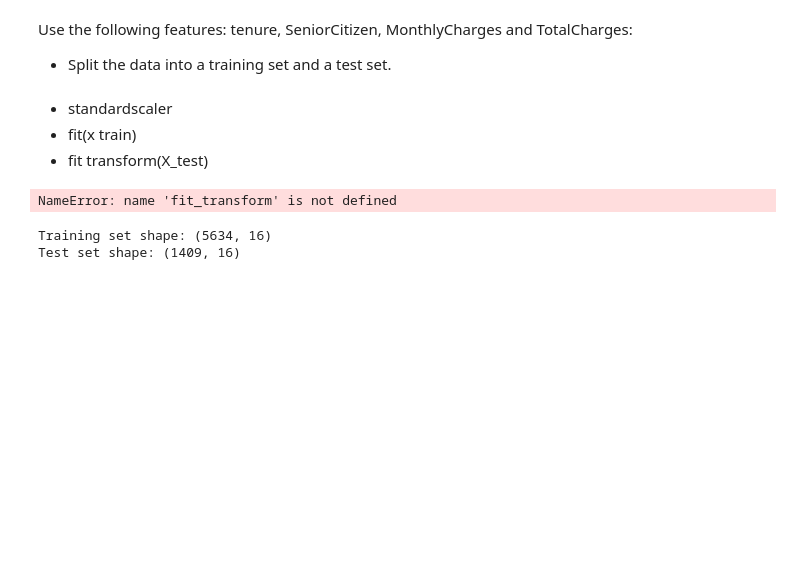
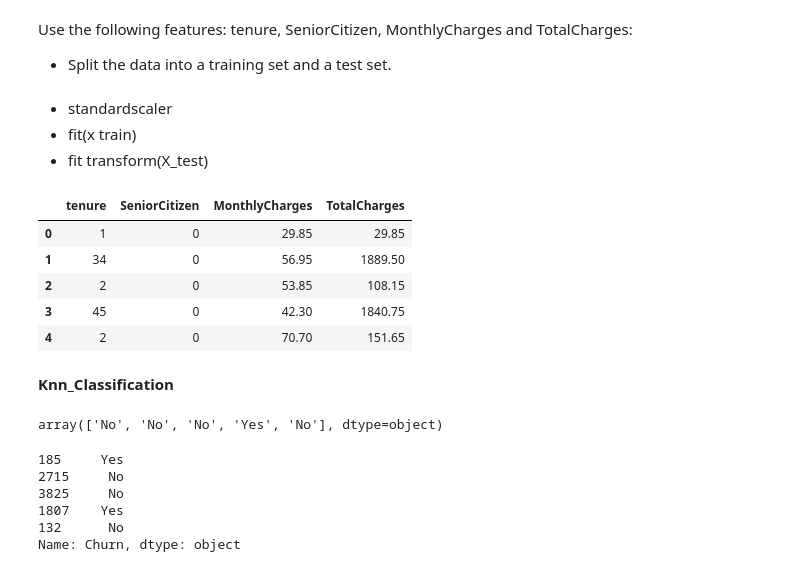
Before and after one commit to DGU94/Ironhack_Davidguillet_Lab, a Jupyter notebook: Week 7/Lab_Classification_Handling_Logistic_Regression_Imbalanced_data.ipynb, the cells around one changed output. Drawn from its saved outputs; the diff is of its cells as text; code cells hidden in the pictures; blank space fills up the shorter version.

```diff
--- a/Week 7/Lab_Classification_Handling_Logistic_Regression_Imbalanced_data.ipynb
+++ b/Week 7/Lab_Classification_Handling_Logistic_Regression_Imbalanced_data.ipynb
@@ -111,17 +117,16 @@ X_train, X_test, y_train, y_test=train_test_split(X, y, test_size=TT_SPLIT,rando
 # %%
 scaler = StandardScaler()
 scaler.fit(X_train)
-fit_transform(X_test)
+X_train_scaled = scaler.transform(X_train)
+X_test_scaled = scaler.transform(X_test)
 display(X.head())
 #print()
 # %% [output]
-NameError: name 'fit_transform' is not defined
+|  | tenure | SeniorCitizen | MonthlyCharges | TotalCharges |
+| 0 | 1 | 0 | 29.85 | 29.85 |
+| 1 | 34 | 0 | 56.95 | 1889.50 |
+| 2 | 2 | 0 | 53.85 | 108.15 |
+| 3 | 45 | 0 | 42.30 | 1840.75 |
+| 4 | 2 | 0 | 70.70 | 151.65 |
-# %%
-train, test = train_test_split(X, test_size=0.2, random_state=42)
-
-# printing the shape of the training and test sets
-print(f'Training set shape: {train.shape}')
-print(f'Test set shape: {test.shape}')
-# %% [output]
-Training set shape: (5634, 16)
-Test set shape: (1409, 16)
+# %% [markdown]
+**Knn_Classification**
@@ -127,0 +139,13 @@ Test set shape: (1409, 16)
+# %%
+y_pred[0:5]
+# %% [output]
+array(['No', 'No', 'No', 'Yes', 'No'], dtype=object)
+# %%
+y_test.head(5)
+# %% [output]
+185     Yes
+2715     No
+3825     No
+1807    Yes
+132      No
+Name: Churn, dtype: object
```
Also changed, not shown: parts of 3 cells of this notebook.
